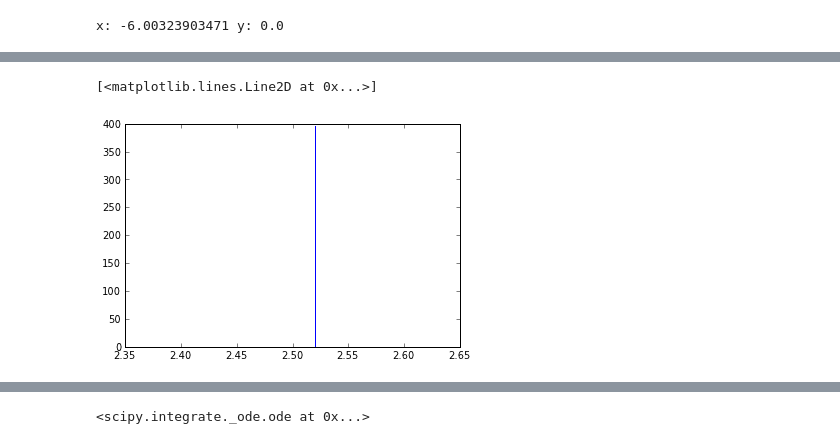
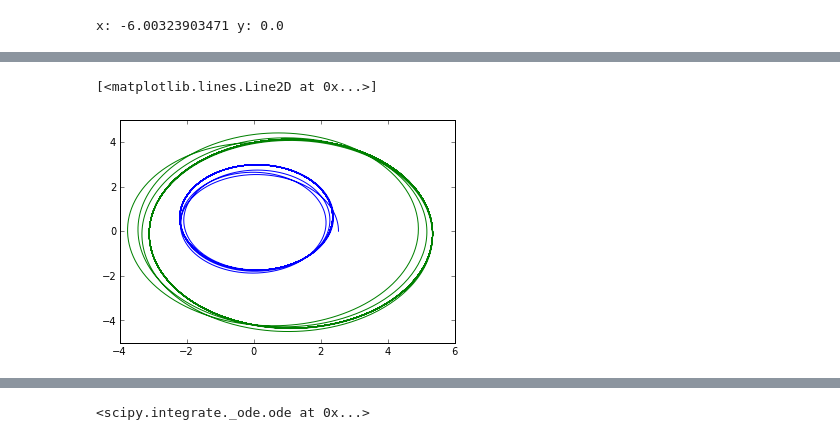
Before and after one commit to johnymontana/CSCI_577, a Jupyter notebook: Python ODE Integrators.ipynb, the cells around one changed output, grey strips where cells are left out. Cells and saved outputs as stored; diff of their text form; code cells hidden in the pictures.

```diff
--- a/Python ODE Integrators.ipynb
+++ b/Python ODE Integrators.ipynb
@@ -95,3 +97,11 @@ x: -6.00323903471 y: 0.0
 # %%
 #print system_vector[0]
 #print system_vector[1]
+# %%
+def acceleration(m1_location_vector, m2_location_vector):
+        # compute my acceleration
+        x_acceleration_m1 = -(GM/(m1_location_vector.magnitude()**3)*m1_location_vector.x) + (Gm_2/(m2_location_vector-m1_location_vector).magnitude()**3)*(m2_location_vector.x-m1_location_vector.x)
+        y_acceleration_m1 = -(GM/(m1_location_vector.magnitude()**3)*m1_location_vector.y) + (Gm_2/(m2_location_vector-m1_location_vector).magnitude()**3)*(m2_location_vector.y-m1_location_vector.y)
+        x_acceleration_m2 = -(GM/(m2_location_vector.magnitude()**3)*m2_location_vector.x) + (Gm_1/(m1_location_vector-m2_location_vector).magnitude()**3)*(m1_location_vector.x-m2_location_vector.x)
+        y_acceleration_m2 = -(GM/(m2_location_vector.magnitude()**3)*m2_location_vector.y) + (Gm_1/(m1_location_vector-m2_location_vector).magnitude()**3)*(m1_location_vector.y-m2_location_vector.y)
+        return Vector_2D(x_acceleration_m1, y_acceleration_m1), Vector_2D(x_acceleration_m1, y_acceleration_m2)
@@ -120,0 +135,16 @@ def two_body_system(state, t):
+# %%
+x1=m1.r.x
+y1=m1.r.y
+vx1=m1.velocity.x
+vy1=m1.velocity.y
+x2=m2.r.x
+y2=m2.r.y
+vx2=m2.velocity.x
+vy2=m2.velocity.y
+initial=array([x1, y1, vx1, vy1, x2, y2, vx2, vy2])
+state_list=[initial]
+MAX_T=100
+t=0.0
+while t<MAX_T:
+    state_list.append(runge_kutta(state_list[-1], two_body_system, DELTA_T))
+    t += DELTA_T
@@ -121,10 +188,11 @@ def two_body_system(state, t):
 # %%
-#y=odeint(two_body_system, initial, time)
+y=odeint(two_body_system, initial, time)
 # %%
-#plot(y[:,0], y[:,1])
+plot(y[:,0], y[:,1])
+plot(y[:,2], y[:,3])
 # %% [output]
 [<matplotlib.lines.Line2D at 0x...>]
-[figure, old version]
+[figure, new version]
 # %%
 print y
 # %% [output]
```
Also changed, not shown: parts of 10 cells of this notebook, 1 other file.
